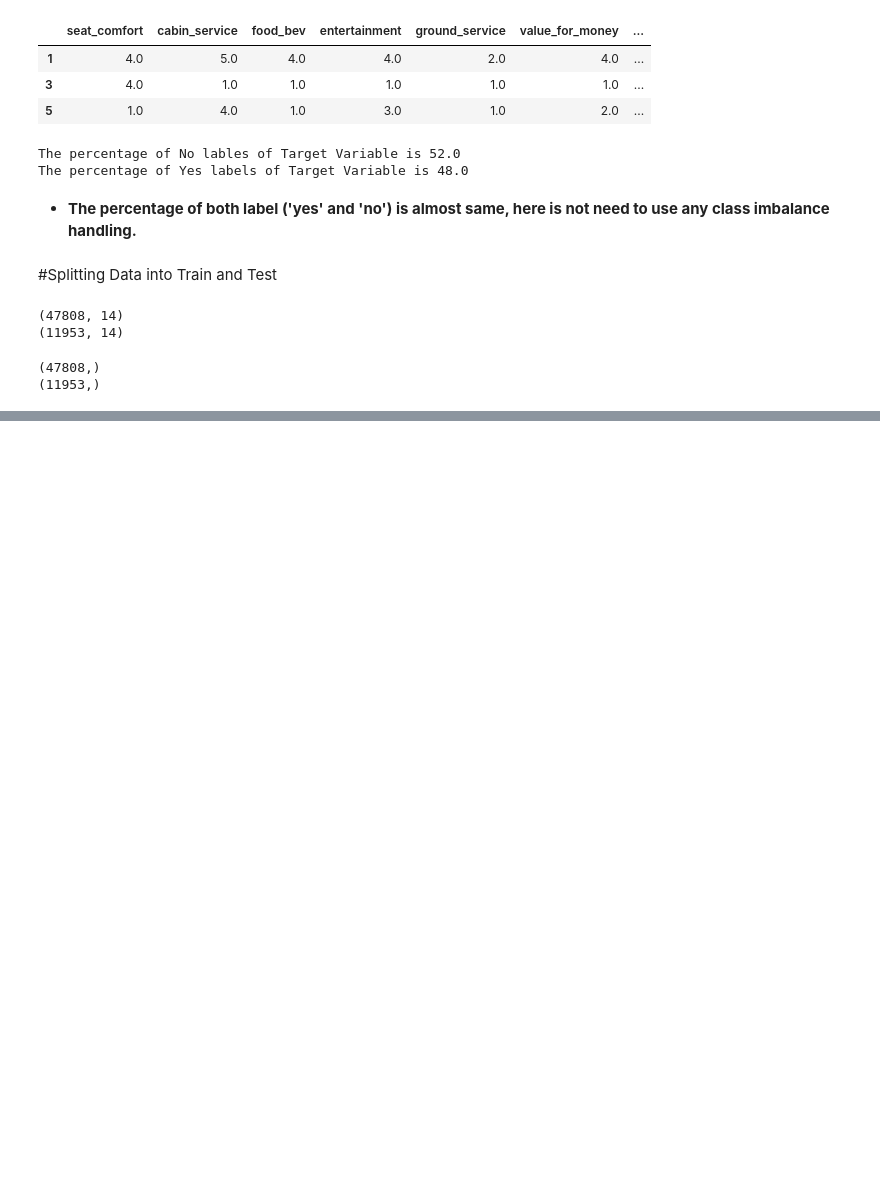
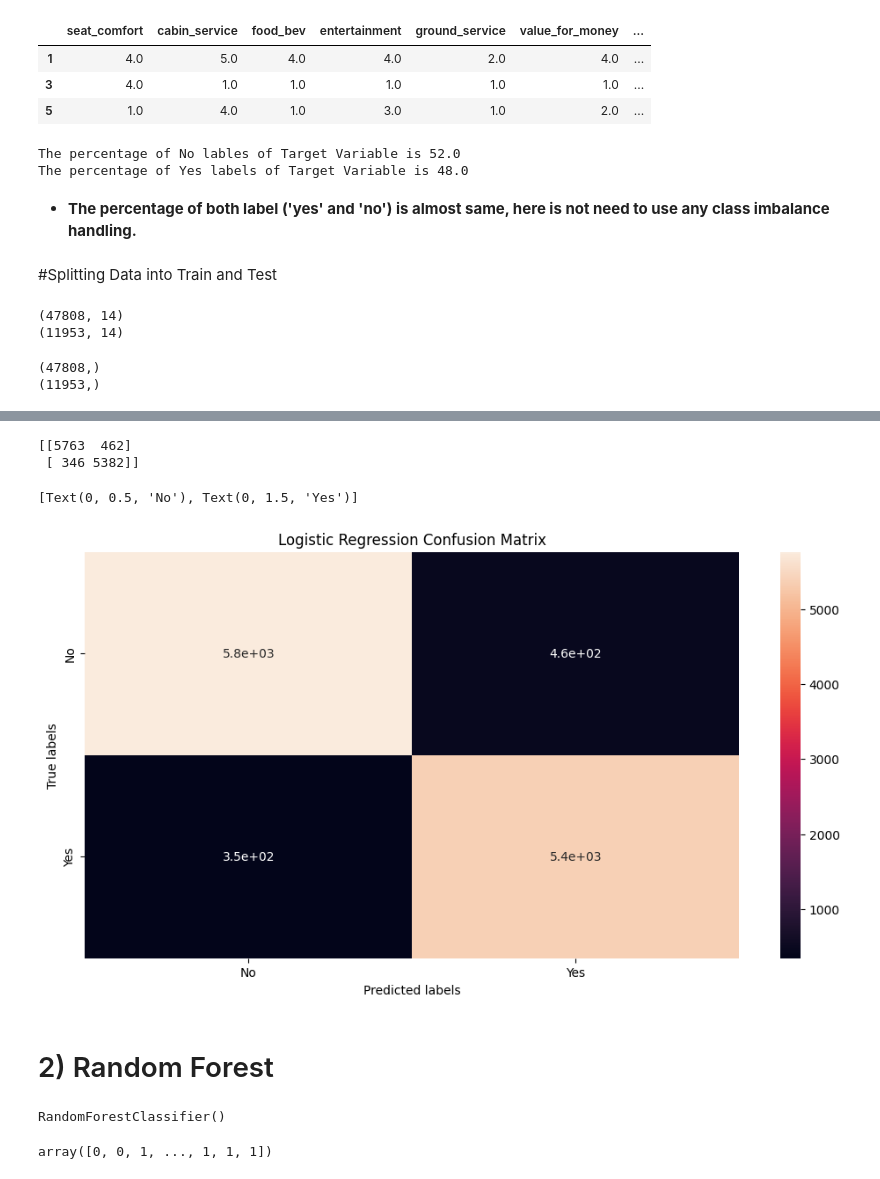
Before and after one commit to kumarsinghashu/Airline-Passenger-Referral-Prediction, a Jupyter notebook: Airline_Passenger_Referral_Prediction.ipynb, the cells around one changed output, grey strips where cells are left out. Drawn from its saved outputs; the diff is of its cells as text; code cells hidden in the pictures; blank space fills up the shorter version.

```diff
--- a/Airline_Passenger_Referral_Prediction.ipynb
+++ b/Airline_Passenger_Referral_Prediction.ipynb
@@ -704,0 +741,5 @@ print(y_test.shape)
+# %%
+# predicted test data
+y_pred = lr.predict(x_test)
+
+y_pred
@@ -704,0 +818,39 @@ print(y_test.shape)
+# %%
+# Get the confusion matrix for both train and test
+
+labels = ['No', 'Yes']
+cm = confusion_matrix(y_test, y_pred)
+print(cm)
+
+ax= plt.subplot()
+sns.heatmap(cm, annot=True, ax = ax); #annot=True to annotate cells
+
+# labels, title and ticks
+ax.set_xlabel('Predicted labels')
+ax.set_ylabel('True labels')
+
+#title of plot
+ax.set_title('Logistic Regression Confusion Matrix')
+
+#labelling
+ax.xaxis.set_ticklabels(labels)
+ax.yaxis.set_ticklabels(labels)
+# %% [output]
+[[5763  462]
+ [ 346 5382]]
+[Text(0, 0.5, 'No'), Text(0, 1.5, 'Yes')]
+[figure, added]
+# %% [markdown]
+# <b/>2) Random Forest </b>
+# %%
+#fitting the random forest in training set
+rf=RandomForestClassifier()
+rf.fit(x_train,y_train)
+# %% [output]
+RandomForestClassifier()
+# %%
+#predicted test data
+y_pred = rf.predict(x_test)
+y_pred
+# %% [output]
+array([0, 0, 1, ..., 1, 1, 1])
```
Also changed, not shown: parts of 26 cells of this notebook.
